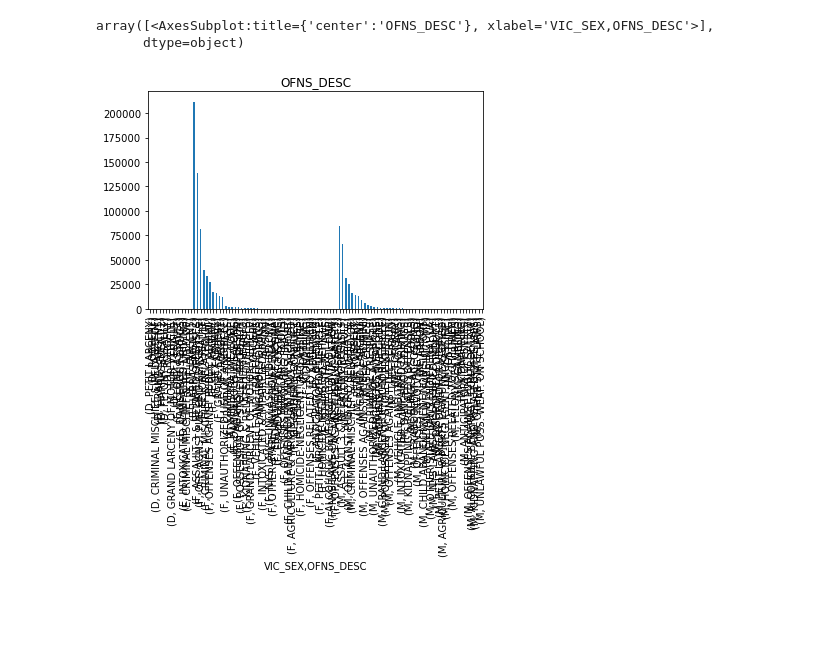
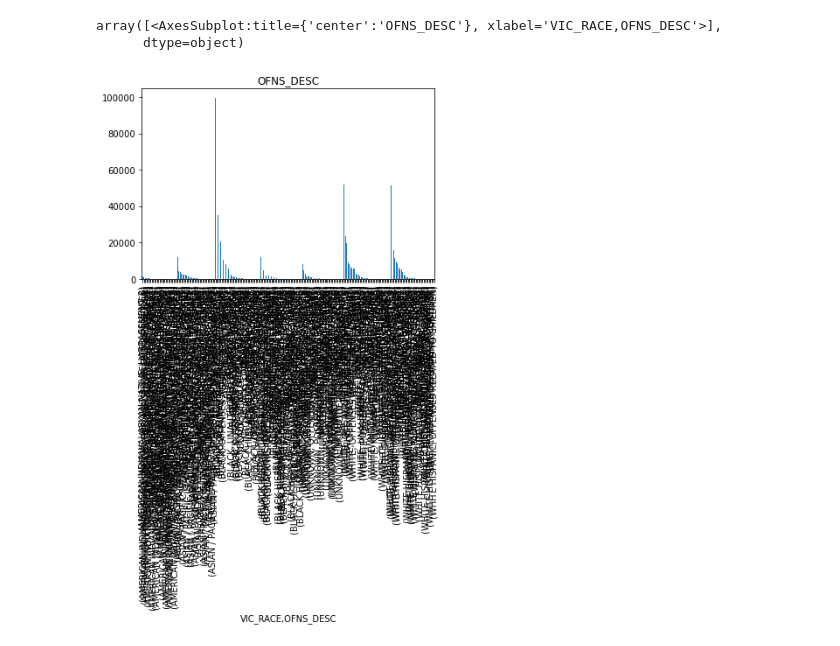
Before and after one commit to daniellejenkins17/Crimes_NYC_Binary_Classification, a Jupyter notebook: M.C._EDA.ipynb, the cells around one changed output. Cells and saved outputs as stored; diff of their text form; code cells hidden in the pictures; blank space fills up the shorter version.

```diff
--- a/M.C._EDA.ipynb
+++ b/M.C._EDA.ipynb
@@ -173,6 +171,6 @@ array([<AxesSubplot:title={'center':'OFNS_DESC'}, xlabel='VIC_RACE,OFNS_DESC'>],
 # %%
-mc1.groupby('VIC_SEX')['OFNS_DESC'].value_counts().plot(subplots = True, kind ='bar')
+mc1.groupby('VIC_RACE')['OFNS_DESC'].value_counts().plot(subplots = True, kind ='bar')
 # %% [output]
-array([<AxesSubplot:title={'center':'OFNS_DESC'}, xlabel='VIC_SEX,OFNS_DESC'>],
+array([<AxesSubplot:title={'center':'OFNS_DESC'}, xlabel='VIC_RACE,OFNS_DESC'>],
       dtype=object)
-[figure, old version]
+[figure, new version]
```
Also changed, not shown: parts of 17 cells of this notebook, 5 other files.
